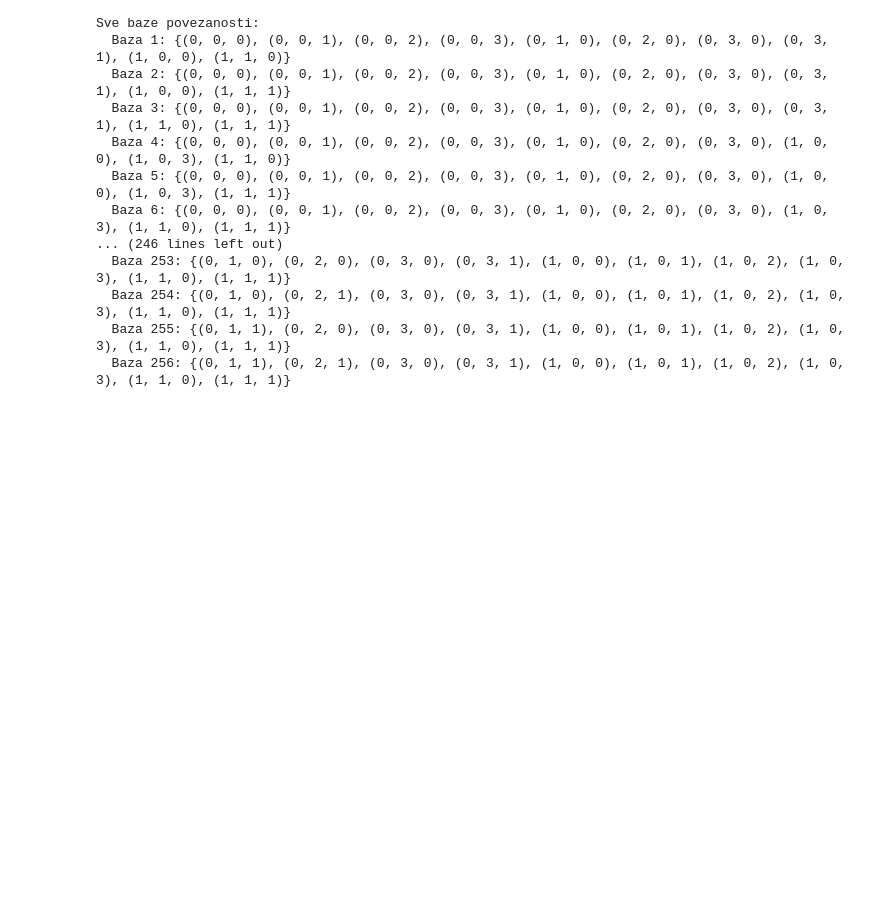
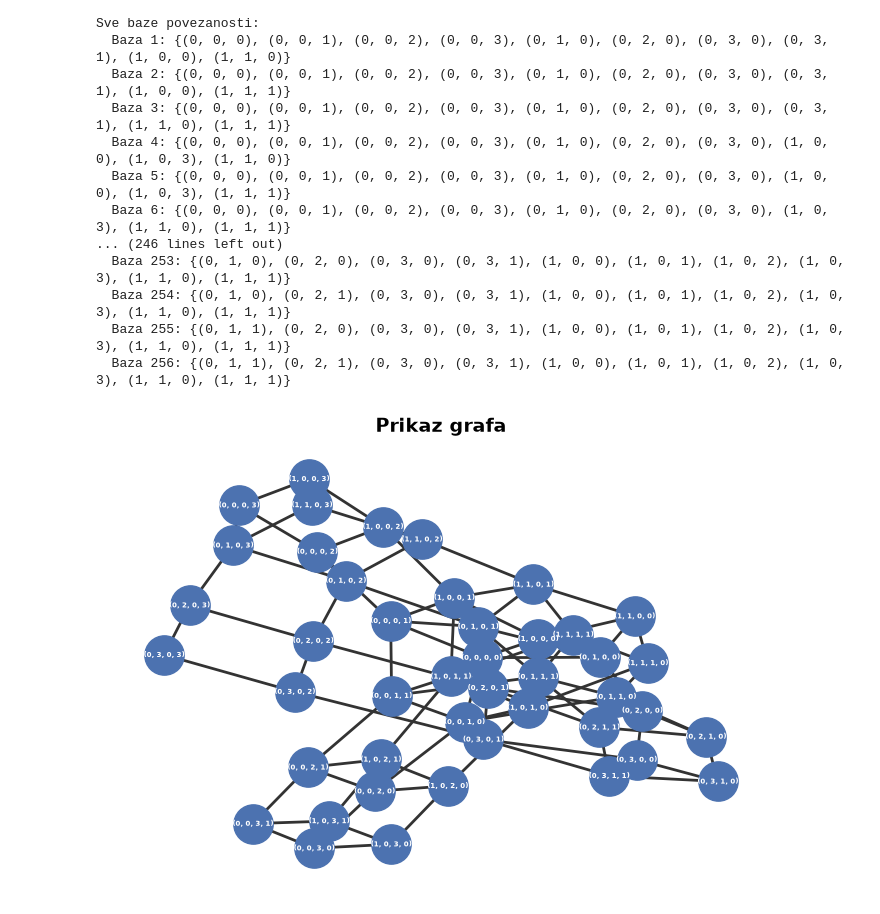
Before and after one commit to frantopalic/zavrsni-projekt, a Jupyter notebook: zavrsni.ipynb, the cells around one changed output. Cells and saved outputs as stored; diff of their text form; code cells hidden in the pictures; blank space fills up the shorter version.

```diff
--- a/zavrsni.ipynb
+++ b/zavrsni.ipynb
@@ -193,3 +193,9 @@ Sve baze povezanosti:
   Baza 254: {(0, 1, 0), (0, 2, 1), (0, 3, 0), (0, 3, 1), (1, 0, 0), (1, 0, 1), (1, 0, 2), (1, 0, 3), (1, 1, 0), (1, 1, 1)}
   Baza 255: {(0, 1, 1), (0, 2, 0), (0, 3, 0), (0, 3, 1), (1, 0, 0), (1, 0, 1), (1, 0, 2), (1, 0, 3), (1, 1, 0), (1, 1, 1)}
   Baza 256: {(0, 1, 1), (0, 2, 1), (0, 3, 0), (0, 3, 1), (1, 0, 0), (1, 0, 1), (1, 0, 2), (1, 0, 3), (1, 1, 0), (1, 1, 1)}
+# %%
+G5 = horadam_cubes(4,2,2)
+# %%
+crtaj_graf(G5)
+# %% [output]
+[figure, added]
```
Also changed, not shown: parts of 1 cell of this notebook, 1 other file.
